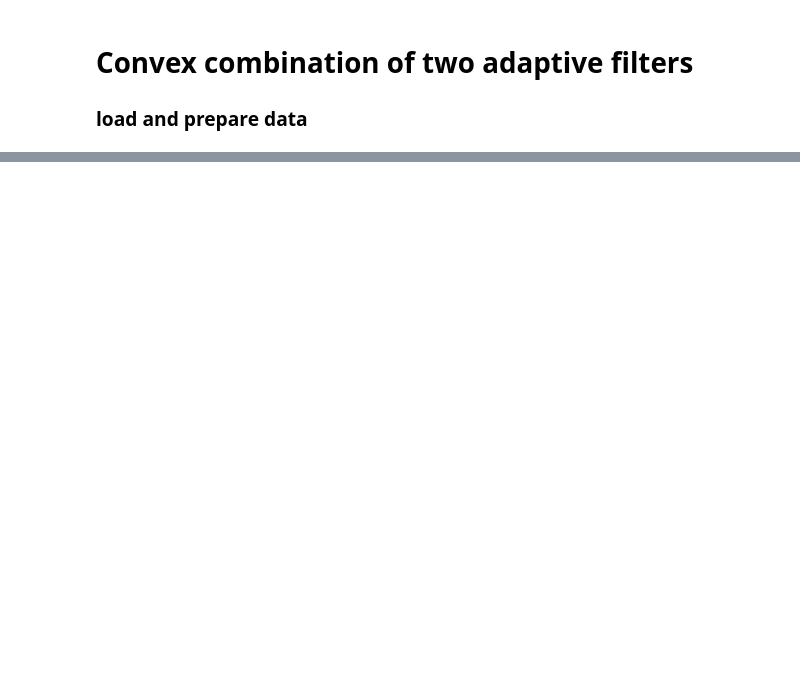
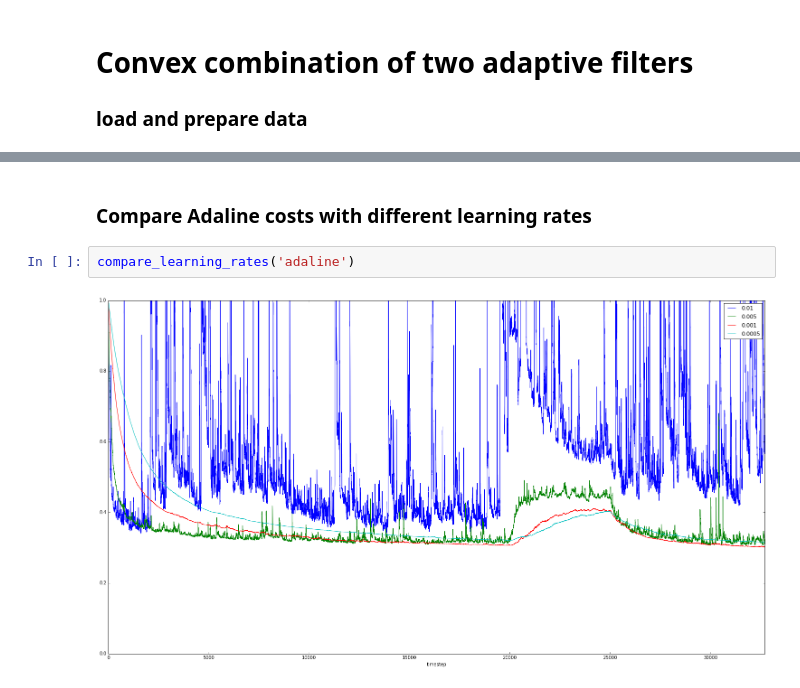
Before and after one commit to galvanic/adversML, a Jupyter notebook: notebooks/adaptive.ipynb, the cells around one changed output, grey strips where cells are left out. Drawn from its saved outputs; the diff is of its cells as text; blank space fills up the shorter version.

```diff
--- a/notebooks/adaptive.ipynb
+++ b/notebooks/adaptive.ipynb
@@ -108,0 +222,6 @@ for experiment_ids in chunks(DF.index.levels[-1], groups_of=2):
+# %% [markdown]
+### Compare Adaline costs with different learning rates
+# %%
+compare_learning_rates('adaline')
+# %% [output]
+[figure, added]
```
Also changed, not shown: parts of 10 cells of this notebook.
